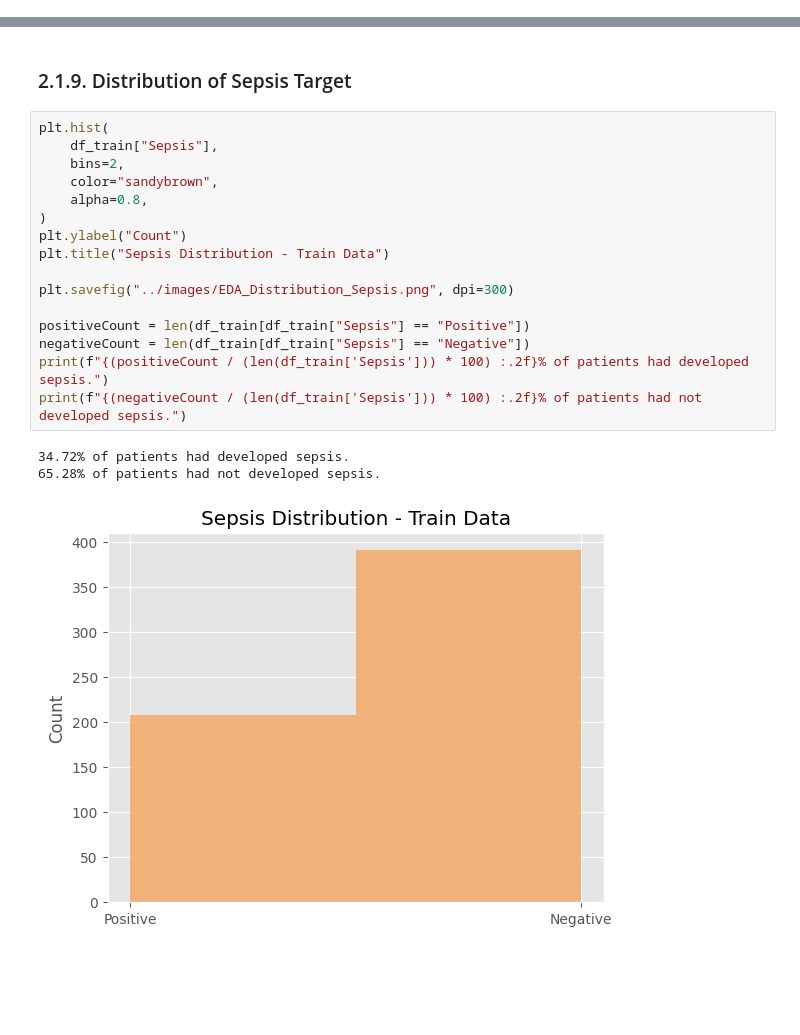
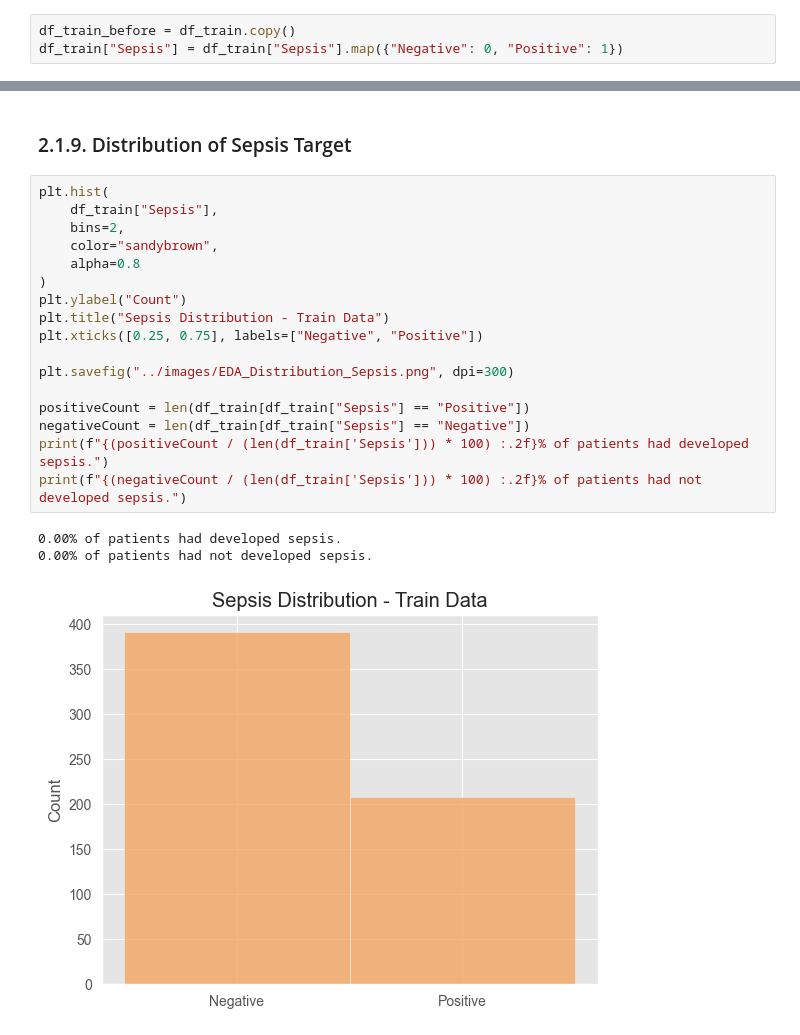
Before and after one commit to miketvo/rmit2023a-cosc2753-assignment1, a Jupyter notebook: notebooks/Step1_EDA.ipynb, the cells around one changed output, grey strips where cells are left out. Saved outputs shown, nothing was run; the diff lists cells and outputs as text; blank space fills up the shorter version.

```diff
--- a/notebooks/Step1_EDA.ipynb
+++ b/notebooks/Step1_EDA.ipynb
@@ -147,0 +156,3 @@ Missing attribute values: **Not found in both datasets**. Thus, we don't need to
+# %%
+df_train_before = df_train.copy()
+df_train["Sepsis"] = df_train["Sepsis"].map({"Negative": 0, "Positive": 1})
@@ -373,23 +405,24 @@ max     81.000000   70.000000
 # %%
 plt.hist(
     df_train["Sepsis"],
     bins=2,
     color="sandybrown",
-    alpha=0.8,
+    alpha=0.8
 )
 plt.ylabel("Count")
 plt.title("Sepsis Distribution - Train Data")
+plt.xticks([0.25, 0.75], labels=["Negative", "Positive"])
 
 plt.savefig("../images/EDA_Distribution_Sepsis.png", dpi=300)
 
 positiveCount = len(df_train[df_train["Sepsis"] == "Positive"])
 negativeCount = len(df_train[df_train["Sepsis"] == "Negative"])
 print(f"{(positiveCount / (len(df_train['Sepsis'])) * 100) :.2f}% of patients had developed sepsis.")
 print(f"{(negativeCount / (len(df_train['Sepsis'])) * 100) :.2f}% of patients had not developed sepsis.")
 # %% [output]
-34.72% of patients had developed sepsis.
-65.28% of patients had not developed sepsis.
+0.00% of patients had developed sepsis.
+0.00% of patients had not developed sepsis.
-[figure, old version]
+[figure, new version]
 # %% [markdown]
 ### 2.1.10. Observation:
 
```
Also changed, not shown: parts of 23 cells of this notebook, 11 other files.
